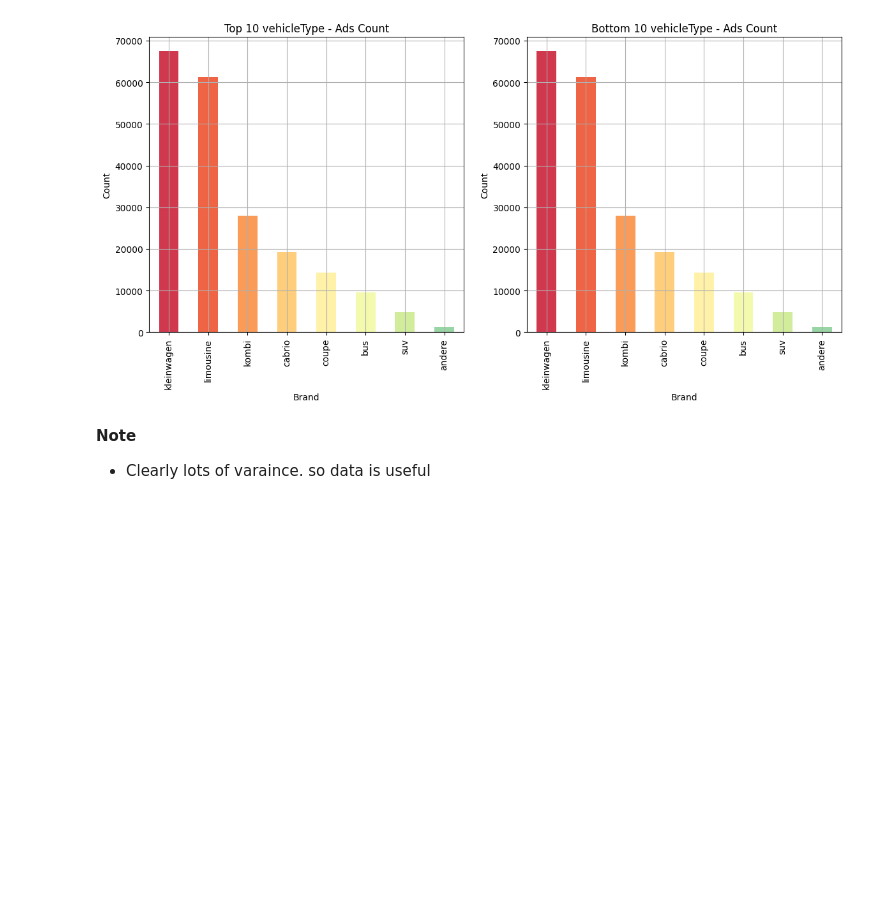
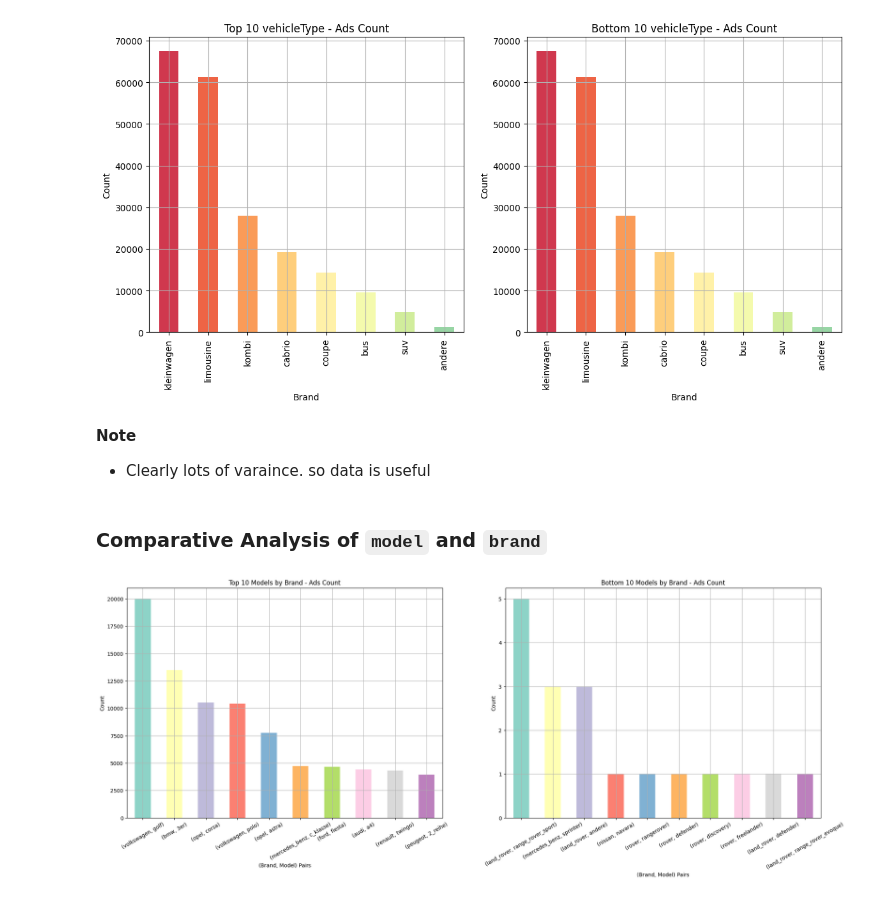
Before and after one commit to Prasadkurapati/CarDataAnalysis, a Jupyter notebook: script.ipynb, the cells around one changed output. Saved outputs shown, nothing was run; the diff lists cells and outputs as text; code cells hidden in the pictures; blank space fills up the shorter version.

```diff
--- a/script.ipynb
+++ b/script.ipynb
@@ -249,3 +252,15 @@ plt.show()
 # %% [markdown]
 **Note**
 - Clearly lots of varaince. so data is useful
+# %% [markdown]
+### Comparative Analysis of `model` and `brand`
+# %%
+group_by_brand = df.groupby('brand')['model'].value_counts().sort_values(ascending=False)
+
+fig, axes = plt.subplots(nrows=1, ncols=2, figsize=(24, 8))
+
+group_by_brand.head(10).plot(kind='bar', grid=True, rot=30, xlabel="(Brand, Model) Pairs", ylabel='Count', title='Top 10 Models by Brand - Ads Count', ax=axes[0], color=colors_10_2)
+group_by_brand.tail(10).plot(kind='bar', grid=True, rot=30, xlabel="(Brand, Model) Pairs", ylabel='Count', title='Bottom 10 Models by Brand - Ads Count', ax=axes[1], color=colors_10_2)
+plt.show()
+# %% [output]
+[figure, added]
```
Also changed, not shown: parts of 38 cells of this notebook, 1 other file.
